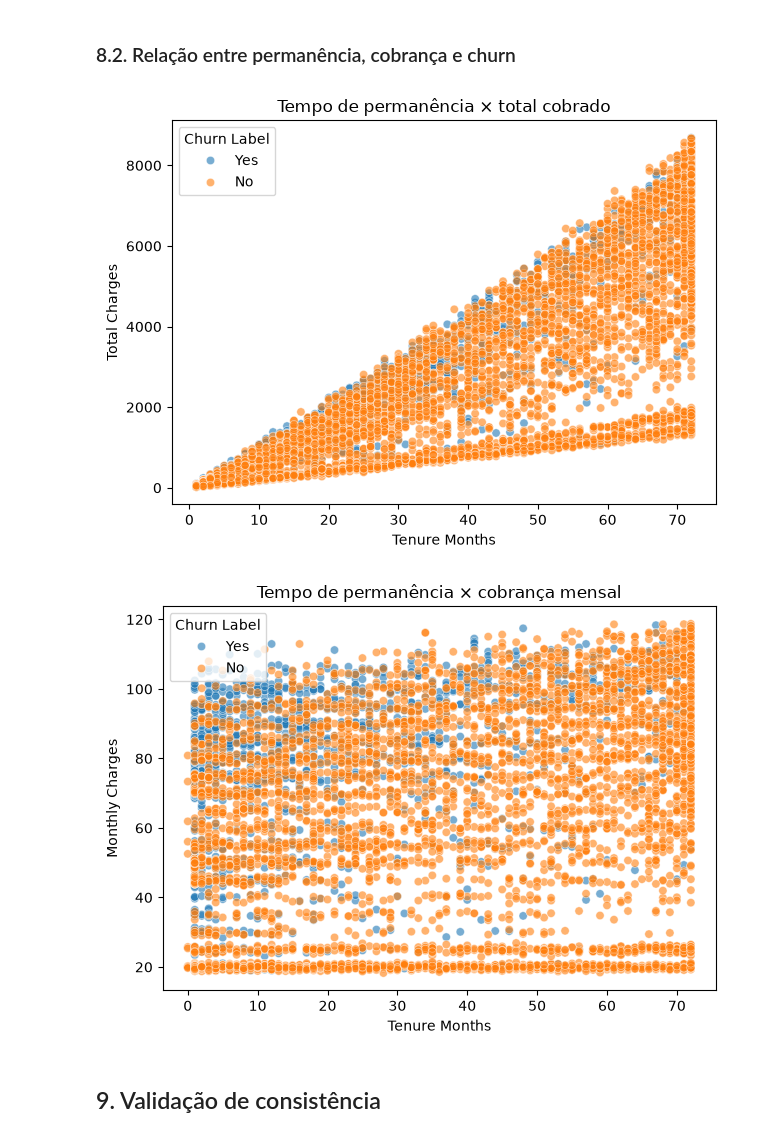
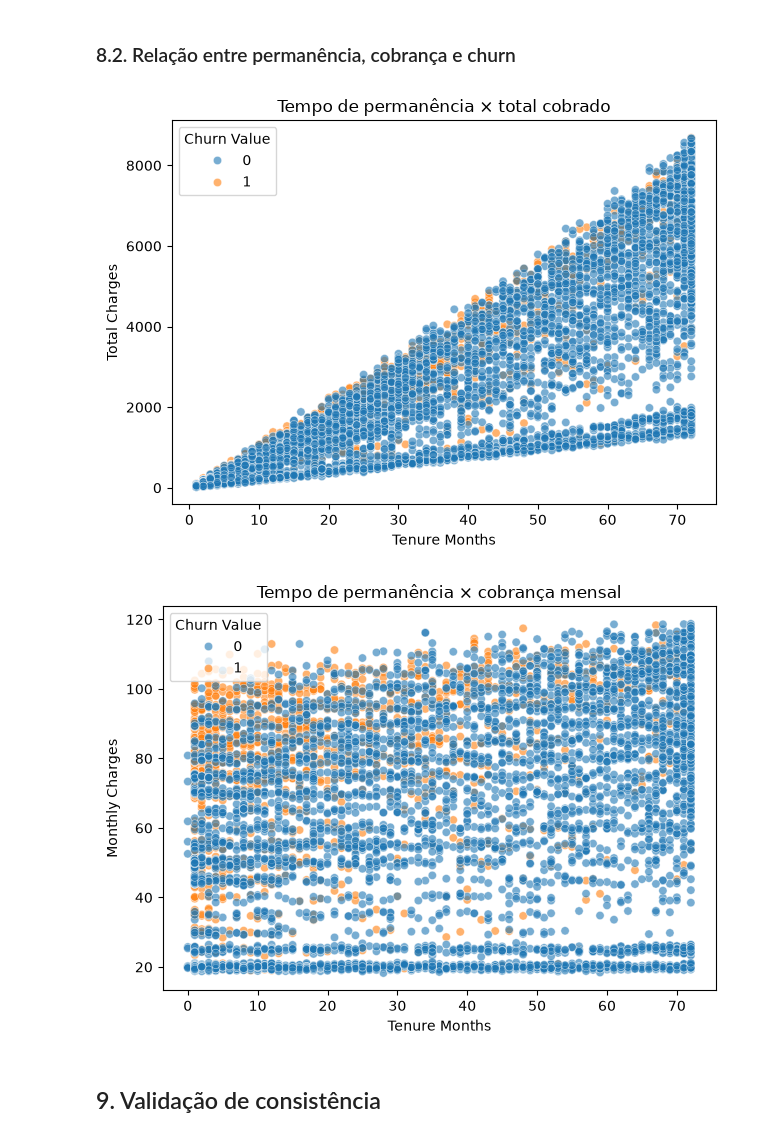
Before and after one commit to alinepmarcondes/TechChallenge1, a Jupyter notebook: notebooks/01_eda.ipynb, the cells around one changed output. Cells and saved outputs as stored; diff of their text form; code cells hidden in the pictures.

```diff
--- a/notebooks/01_eda.ipynb
+++ b/notebooks/01_eda.ipynb
@@ -1025,7 +1034,7 @@ sns.scatterplot(
     data=df,
     x="Tenure Months",
     y="Total Charges",
-    hue="Churn Label",
+    hue="Churn Value",
     alpha=0.6,
 )
 
@@ -1033,21 +1042,21 @@ plt.title("Tempo de permanência × total cobrado")
 plt.tight_layout()
 plt.show()
 # %% [output]
-[figure, old version]
+[figure, new version]
 # %%
 sns.scatterplot(
     data=df,
     x="Tenure Months",
     y="Monthly Charges",
-    hue="Churn Label",
+    hue="Churn Value",
     alpha=0.6,
 )
 
 plt.title("Tempo de permanência × cobrança mensal")
 plt.tight_layout()
 plt.show()
 # %% [output]
-[figure, old version]
+[figure, new version]
 # %% [markdown]
 ## 9. Validação de consistência
 # %% [markdown]
```
Also changed, not shown: parts of 19 cells of this notebook.
